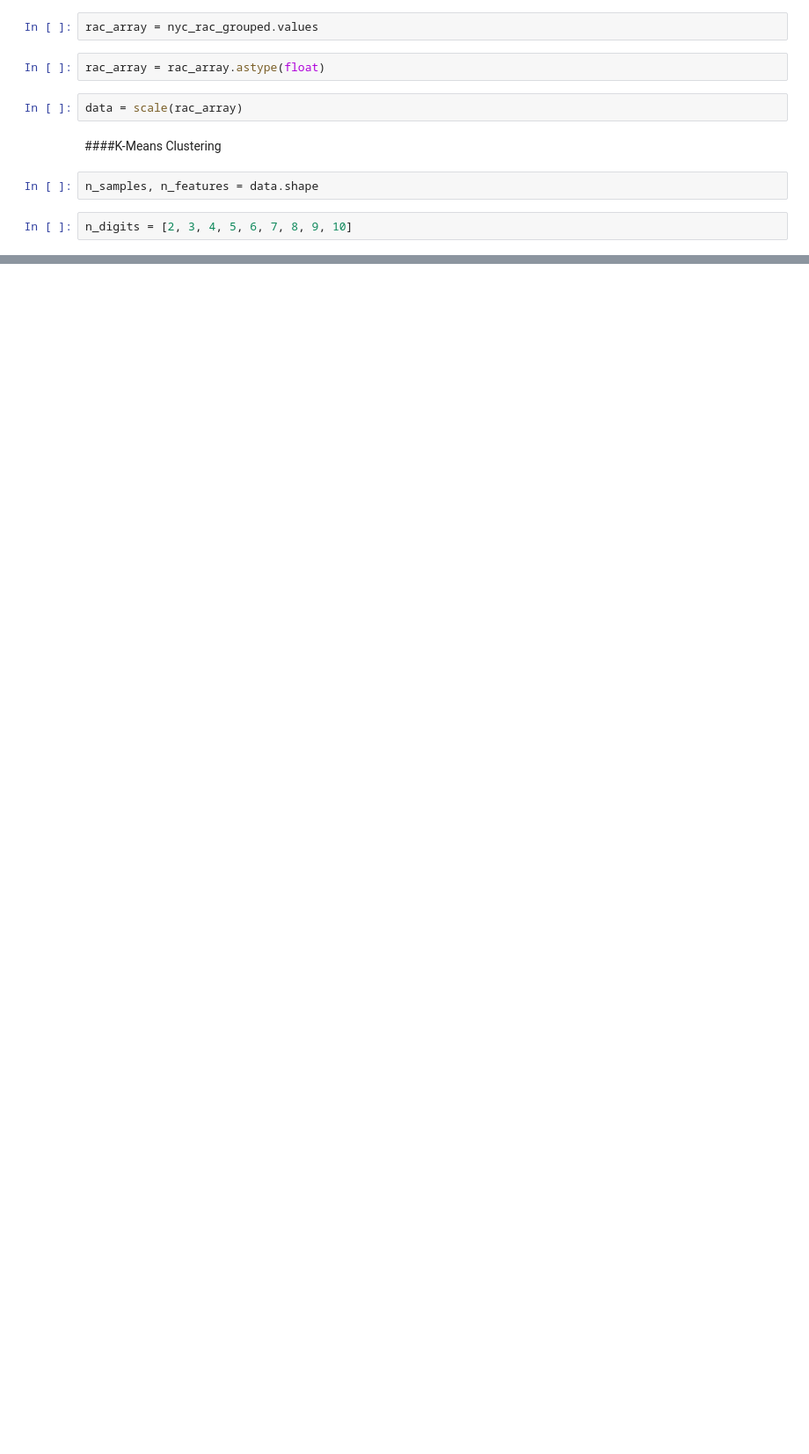
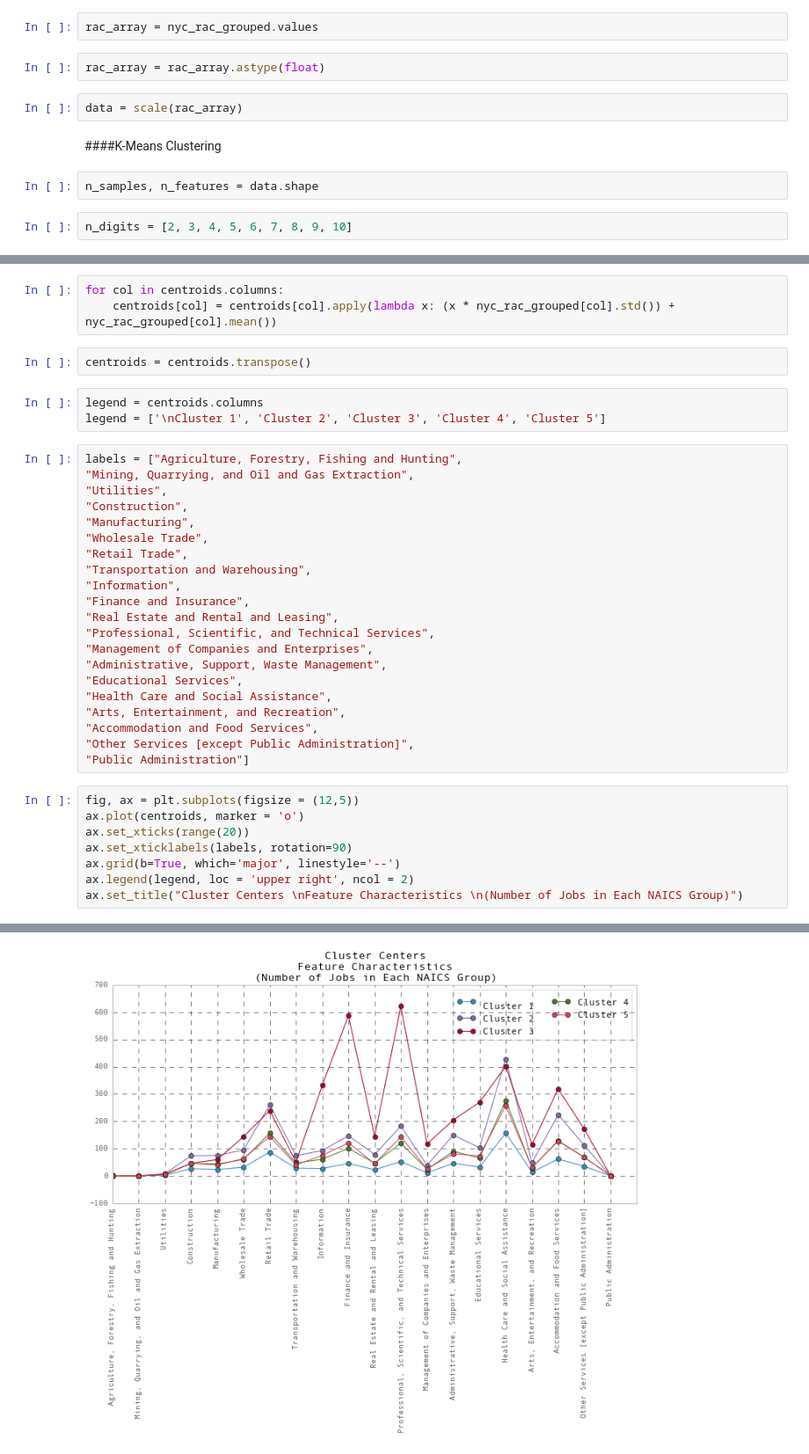
Before and after one commit to gdobler/nycem, a Jupyter notebook: Lodes/Lode_Clusters.ipynb, the cells around one changed output, grey strips where cells are left out. Shown at 88% size. Cells and saved outputs as stored; diff of their text form; blank space fills up the shorter version.

```diff
--- a/Lodes/Lode_Clusters.ipynb
+++ b/Lodes/Lode_Clusters.ipynb
@@ -51,0 +100,38 @@ n_digits = [2, 3, 4, 5, 6, 7, 8, 9, 10]
+# %%
+for col in centroids.columns:
+    centroids[col] = centroids[col].apply(lambda x: (x * nyc_rac_grouped[col].std()) + nyc_rac_grouped[col].mean())
+# %%
+centroids = centroids.transpose()
+# %%
+legend = centroids.columns
+legend = ['\nCluster 1', 'Cluster 2', 'Cluster 3', 'Cluster 4', 'Cluster 5']
+# %%
+labels = ["Agriculture, Forestry, Fishing and Hunting",
+"Mining, Quarrying, and Oil and Gas Extraction",
+"Utilities",
+"Construction",
+"Manufacturing",
+"Wholesale Trade",
+"Retail Trade",
+"Transportation and Warehousing",
+"Information",
+"Finance and Insurance",
+"Real Estate and Rental and Leasing",
+"Professional, Scientific, and Technical Services",
+"Management of Companies and Enterprises",
+"Administrative, Support, Waste Management",
+"Educational Services",
+"Health Care and Social Assistance",
+"Arts, Entertainment, and Recreation",
+"Accommodation and Food Services",
+"Other Services [except Public Administration]",
+"Public Administration"]
+# %%
+fig, ax = plt.subplots(figsize = (12,5))
+ax.plot(centroids, marker = 'o')
+ax.set_xticks(range(20))
+ax.set_xticklabels(labels, rotation=90)
+ax.grid(b=True, which='major', linestyle='--')
+ax.legend(legend, loc = 'upper right', ncol = 2)
+ax.set_title("Cluster Centers \nFeature Characteristics \n(Number of Jobs in Each NAICS Group)")
+# %% [output]
@@ -51,0 +139 @@ n_digits = [2, 3, 4, 5, 6, 7, 8, 9, 10]
+[figure, added]
```
Also changed, not shown: parts of 23 cells of this notebook.
